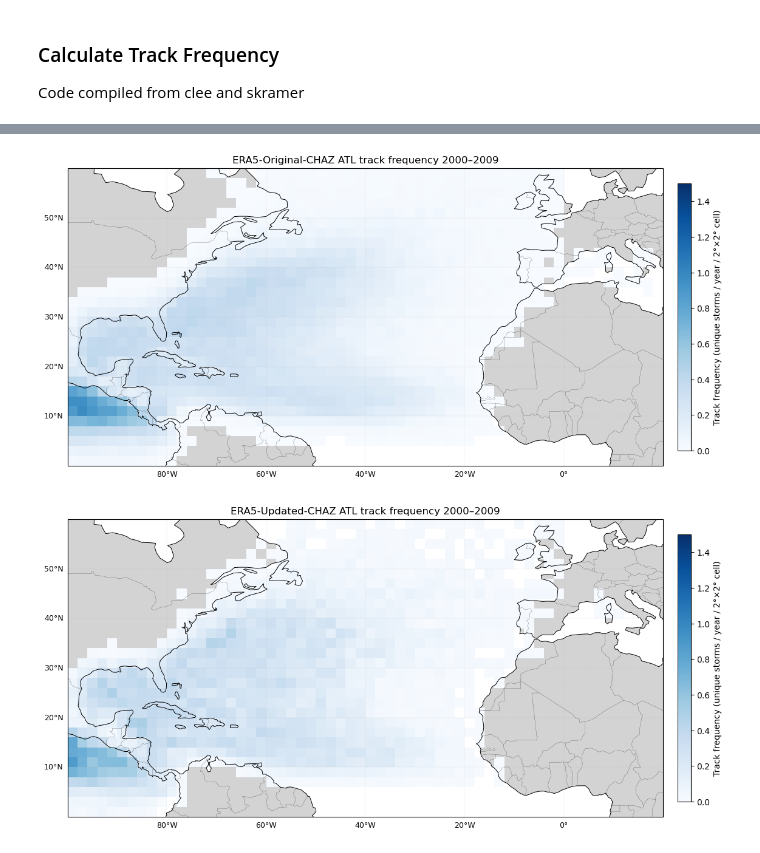
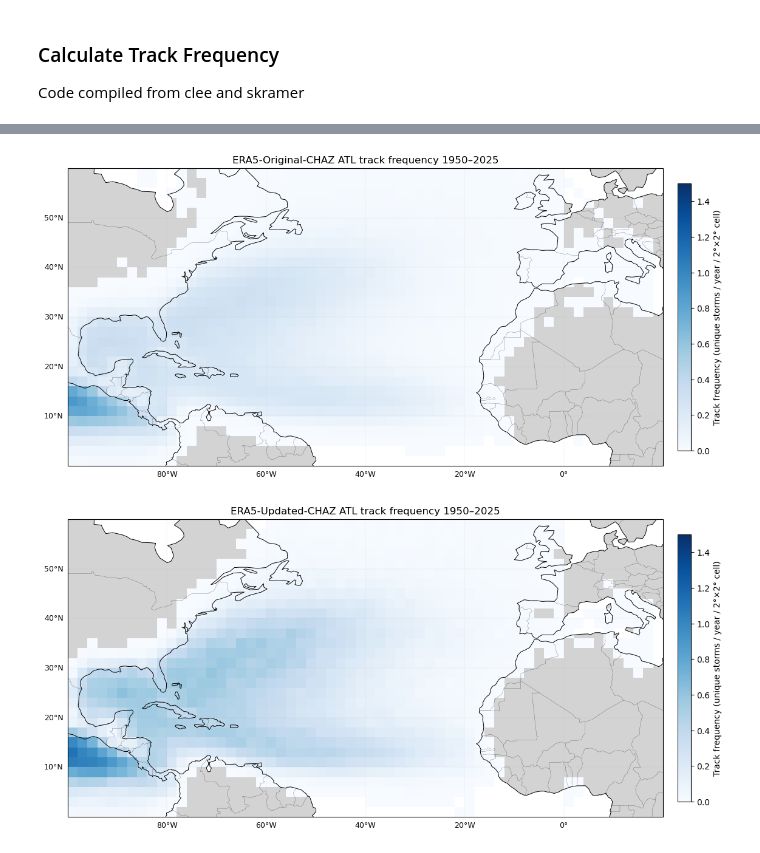
Before and after one commit to zentouro/CHAZ, a Jupyter notebook: CHAZvectorized/track-frequency.ipynb, the cells around one changed output, grey strips where cells are left out. Drawn from its saved outputs; the diff is of its cells as text; code cells hidden in the pictures.

```diff
--- a/CHAZvectorized/track-frequency.ipynb
+++ b/CHAZvectorized/track-frequency.ipynb
@@ -662,20 +671,20 @@ plot_track_frequency_npz(
 # %%
 plot_track_frequency_npz(
-    f"{gv.output_path}/TrackFrequency/track_frequency_ERA5-Original-CHAZ_ATL.npz",
+    f"{gv.output_path}/TrackFrequency/track_frequency_ERA5-Original-CHAZ_ATL_{nyears_eff_original}.npz",
     extent="auto",
     cmap="Blues",
     vmax=1.5,
     horizontal_cbar=False,
 )
 plot_track_frequency_npz(
-    f"{gv.output_path}/TrackFrequency/track_frequency_ERA5-Updated-CHAZ_ATL.npz",
+    f"{gv.output_path}/TrackFrequency/track_frequency_ERA5-Updated-CHAZ_ATL_{nyears_eff_updated}.npz",
     extent="auto",
     cmap="Blues",
     vmax=1.5,
     horizontal_cbar=False,
 )
 # %% [output]
-[figure, old version]
+[figure, new version]
-[figure, old version]
+[figure, new version]
 # %%
 plot_track_frequency_npz(
```
Also changed, not shown: parts of 12 cells of this notebook, 24 other files.
